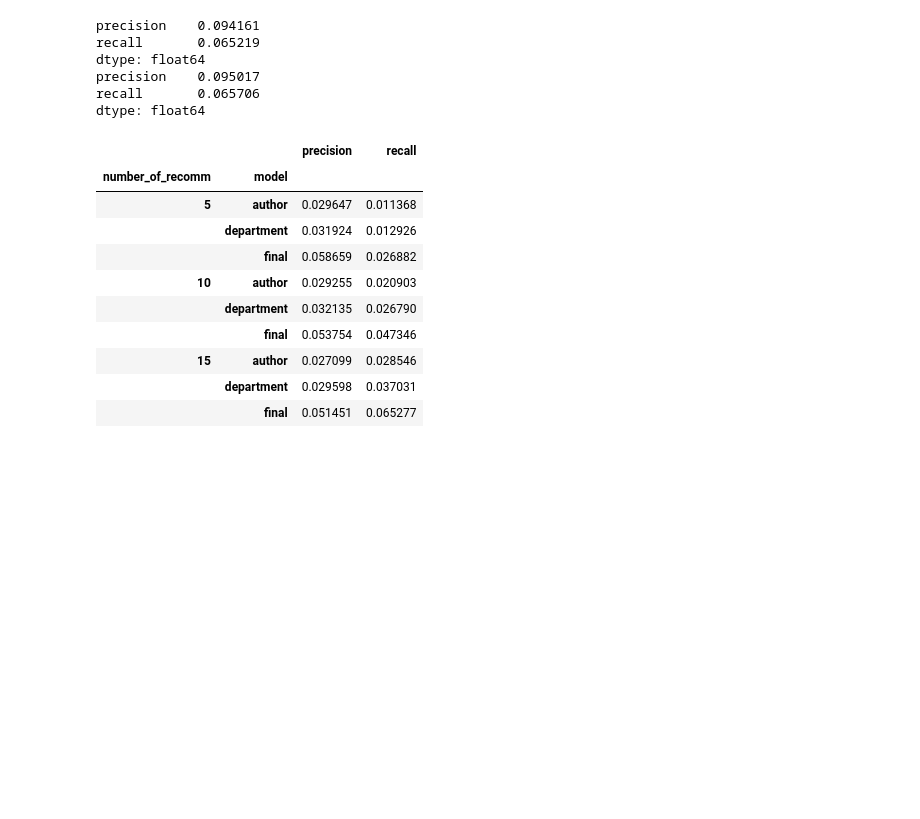
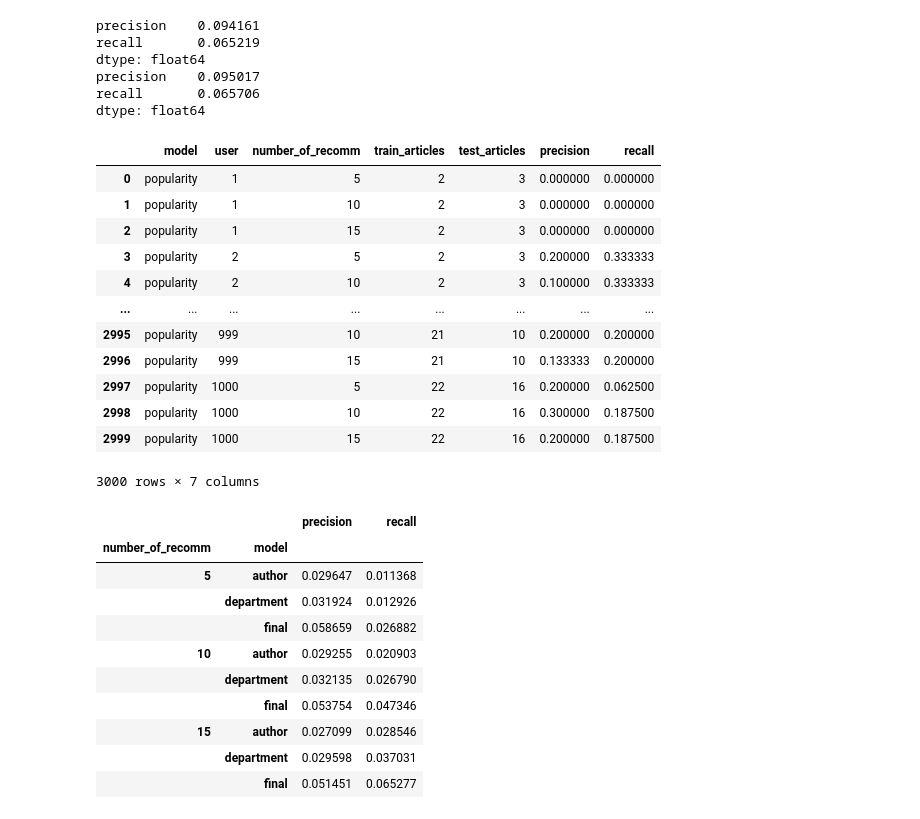
Before and after one commit to amakarewicz/RecommenderSystem, a Jupyter notebook: Piotr/model/period_test/testing.ipynb, the cells around one changed output. Drawn from its saved outputs; the diff is of its cells as text; code cells hidden in the pictures; blank space fills up the shorter version.

```diff
--- a/Piotr/model/period_test/testing.ipynb
+++ b/Piotr/model/period_test/testing.ipynb
@@ -24,13 +24,27 @@ p4 = period_eval().evaluate_model(Model=Popularity_model_final, art_db=art_db, u
 # %%
 print(p1[['precision', 'recall']].mean())
 print(p4[['precision', 'recall']].mean())
+p1
 # %% [output]
 precision    0.094161
 recall       0.065219
 dtype: float64
 precision    0.095017
 recall       0.065706
 dtype: float64
+|  | model | user | number_of_recomm | train_articles | test_articles | precision | recall |
+| 0 | popularity | 1 | 5 | 2 | 3 | 0.000000 | 0.000000 |
+| 1 | popularity | 1 | 10 | 2 | 3 | 0.000000 | 0.000000 |
+| 2 | popularity | 1 | 15 | 2 | 3 | 0.000000 | 0.000000 |
+| 3 | popularity | 2 | 5 | 2 | 3 | 0.200000 | 0.333333 |
+| 4 | popularity | 2 | 10 | 2 | 3 | 0.100000 | 0.333333 |
+| ... | ... | ... | ... | ... | ... | ... | ... |
+| 2995 | popularity | 999 | 10 | 21 | 10 | 0.200000 | 0.200000 |
+| 2996 | popularity | 999 | 15 | 21 | 10 | 0.133333 | 0.200000 |
+| 2997 | popularity | 1000 | 5 | 22 | 16 | 0.200000 | 0.062500 |
+| 2998 | popularity | 1000 | 10 | 22 | 16 | 0.300000 | 0.187500 |
+| 2999 | popularity | 1000 | 15 | 22 | 16 | 0.200000 | 0.187500 |
+3000 rows × 7 columns
 # %%
 # results = p1.append(p2).append(p3).append(p4)
 results = p2.append(p3).append(p4)
```
Also changed, not shown: parts of 1 cell of this notebook, 8 other files.
